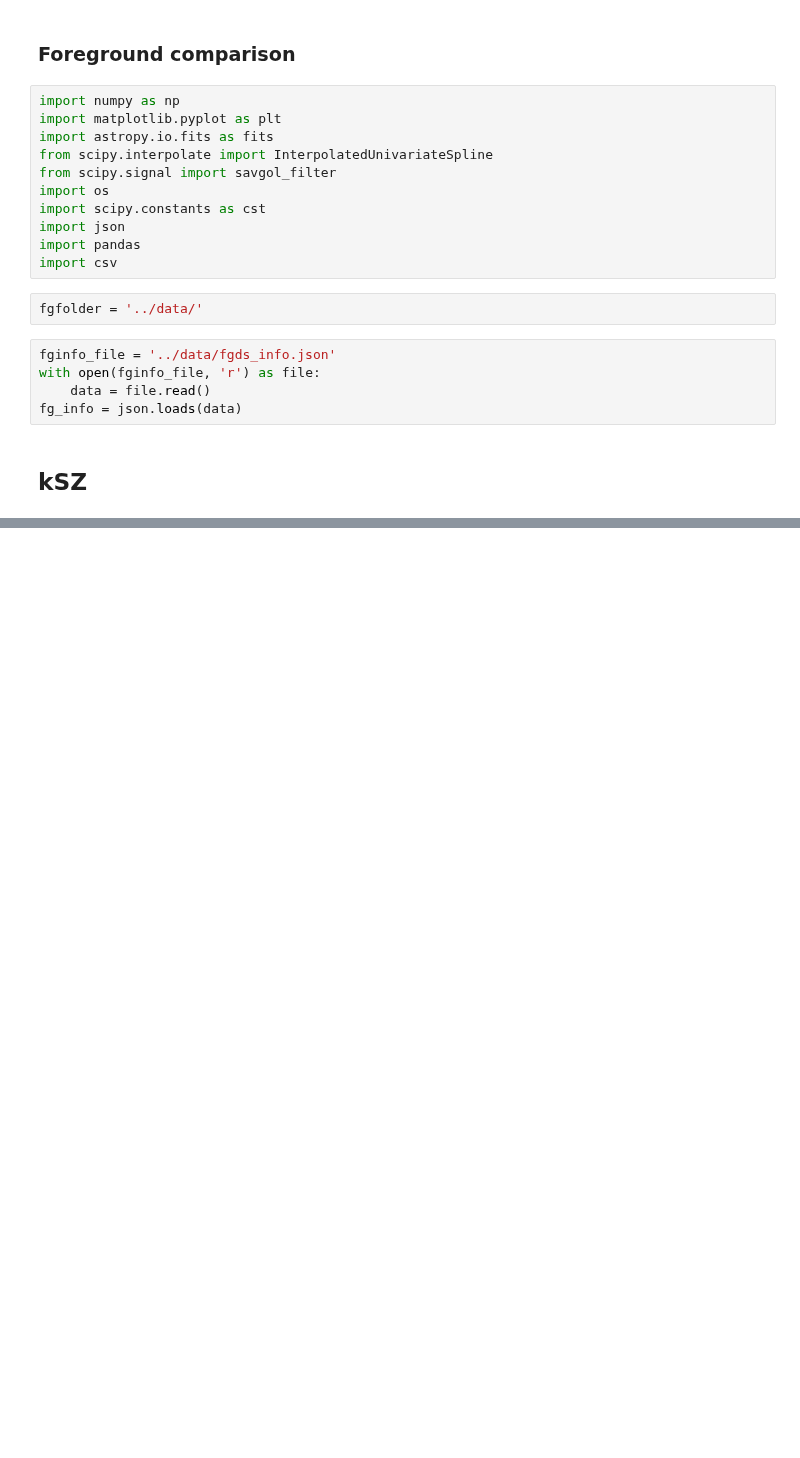
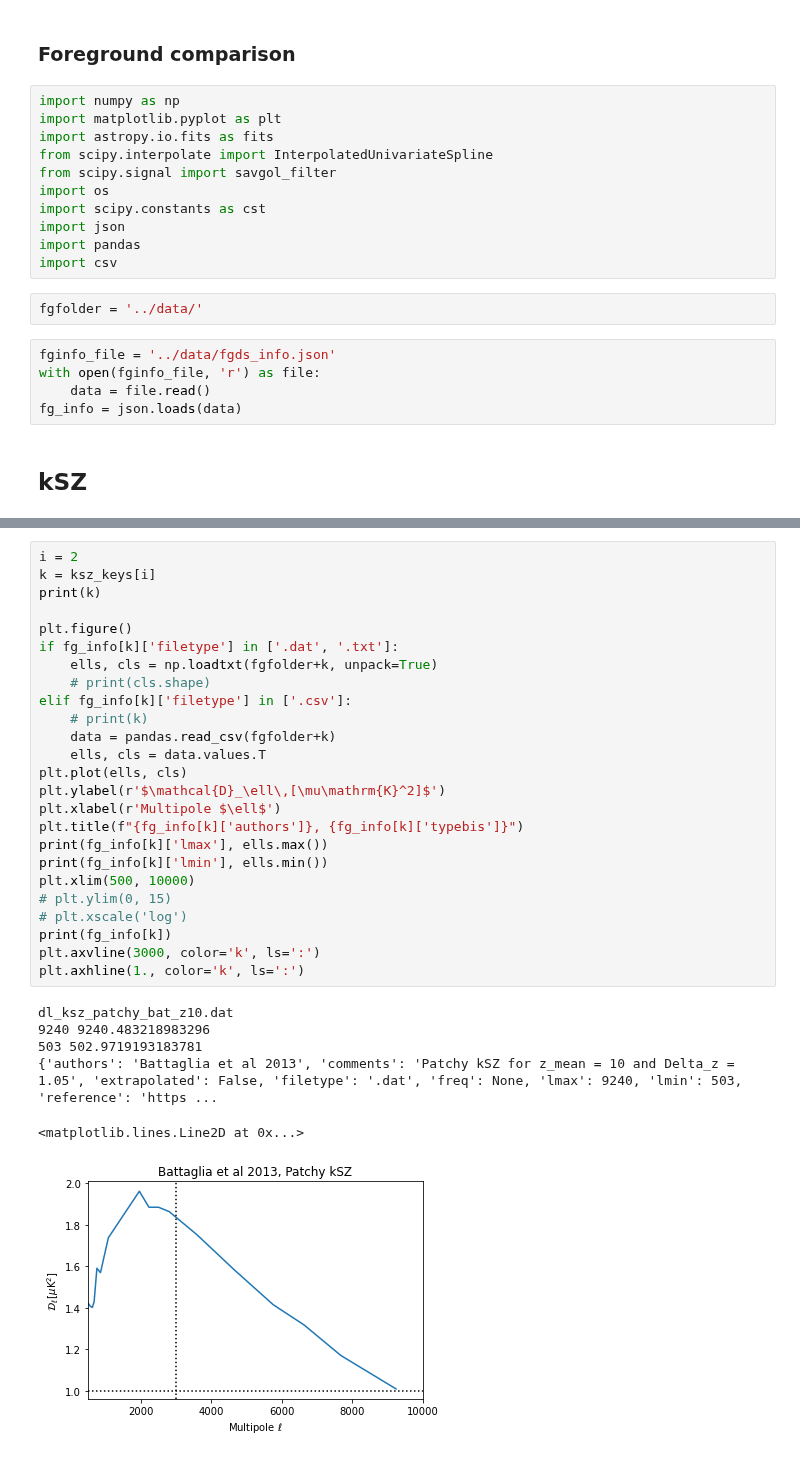
Before and after one commit to mtristram/hillik, a Jupyter notebook: scripts/check_fgds_ag.ipynb, the cells around one changed output, grey strips where cells are left out. Saved outputs shown, nothing was run; the diff lists cells and outputs as text; blank space fills up the shorter version.

```diff
--- a/scripts/check_fgds_ag.ipynb
+++ b/scripts/check_fgds_ag.ipynb
@@ -677,0 +145,32 @@ OSError: ../data/dl_shaw_tsz_s10_153ghz_norm1_fake25000_norm3000.txt not found.
+# %%
+i = 2
+k = ksz_keys[i]
+print(k)
+
+plt.figure()
+if fg_info[k]['filetype'] in ['.dat', '.txt']:
+    ells, cls = np.loadtxt(fgfolder+k, unpack=True)
+    # print(cls.shape)
+elif fg_info[k]['filetype'] in ['.csv']:
+    # print(k)
+    data = pandas.read_csv(fgfolder+k)
+    ells, cls = data.values.T
+plt.plot(ells, cls)
+plt.ylabel(r'$\mathcal{D}_\ell\,[\mu\mathrm{K}^2]$')
+plt.xlabel(r'Multipole $\ell$')
+plt.title(f"{fg_info[k]['authors']}, {fg_info[k]['typebis']}")
+print(fg_info[k]['lmax'], ells.max())
+print(fg_info[k]['lmin'], ells.min())
+plt.xlim(500, 10000)
+# plt.ylim(0, 15)
+# plt.xscale('log')
+print(fg_info[k])
+plt.axvline(3000, color='k', ls=':')
+plt.axhline(1., color='k', ls=':')
+# %% [output]
+dl_ksz_patchy_bat_z10.dat
+9240 9240.483218983296
+503 502.9719193183781
+{'authors': 'Battaglia et al 2013', 'comments': 'Patchy kSZ for z_mean = 10 and Delta_z = 1.05', 'extrapolated': False, 'filetype': '.dat', 'freq': None, 'lmax': 9240, 'lmin': 503, 'reference': 'https ...
+<matplotlib.lines.Line2D at 0x...>
+[figure, added]
```
Also changed, not shown: parts of 49 cells of this notebook.
